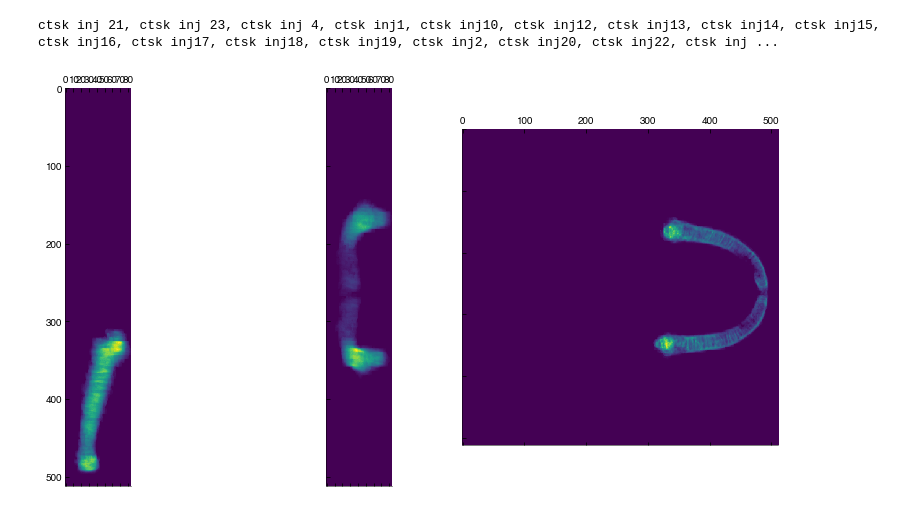
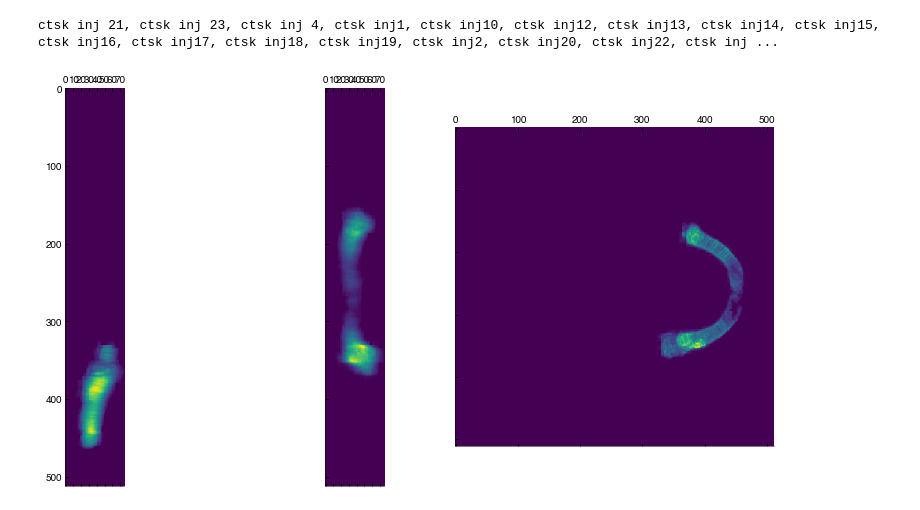
Before and after one commit to FTurci/jaw-fluctuations, a Jupyter notebook: Exploration.ipynb, the cells around one changed output. Cells and saved outputs as stored; diff of their text form; code cells hidden in the pictures.

```diff
--- a/Exploration.ipynb
+++ b/Exploration.ipynb
@@ -20,7 +20,7 @@ ctsk inj 21, ctsk inj 23, ctsk inj 4, ctsk inj1, ctsk inj10, ctsk inj12, ctsk in
 # %%
 #exploratory example
 
-plotting.trisum(data['wt_9']);
+plotting.trisum(data['vdrA_inj2']);
 # %% [output]
-[figure, old version]
+[figure, new version]
 # %%
```
Also changed, not shown: parts of 10 cells of this notebook, 1 other file.
